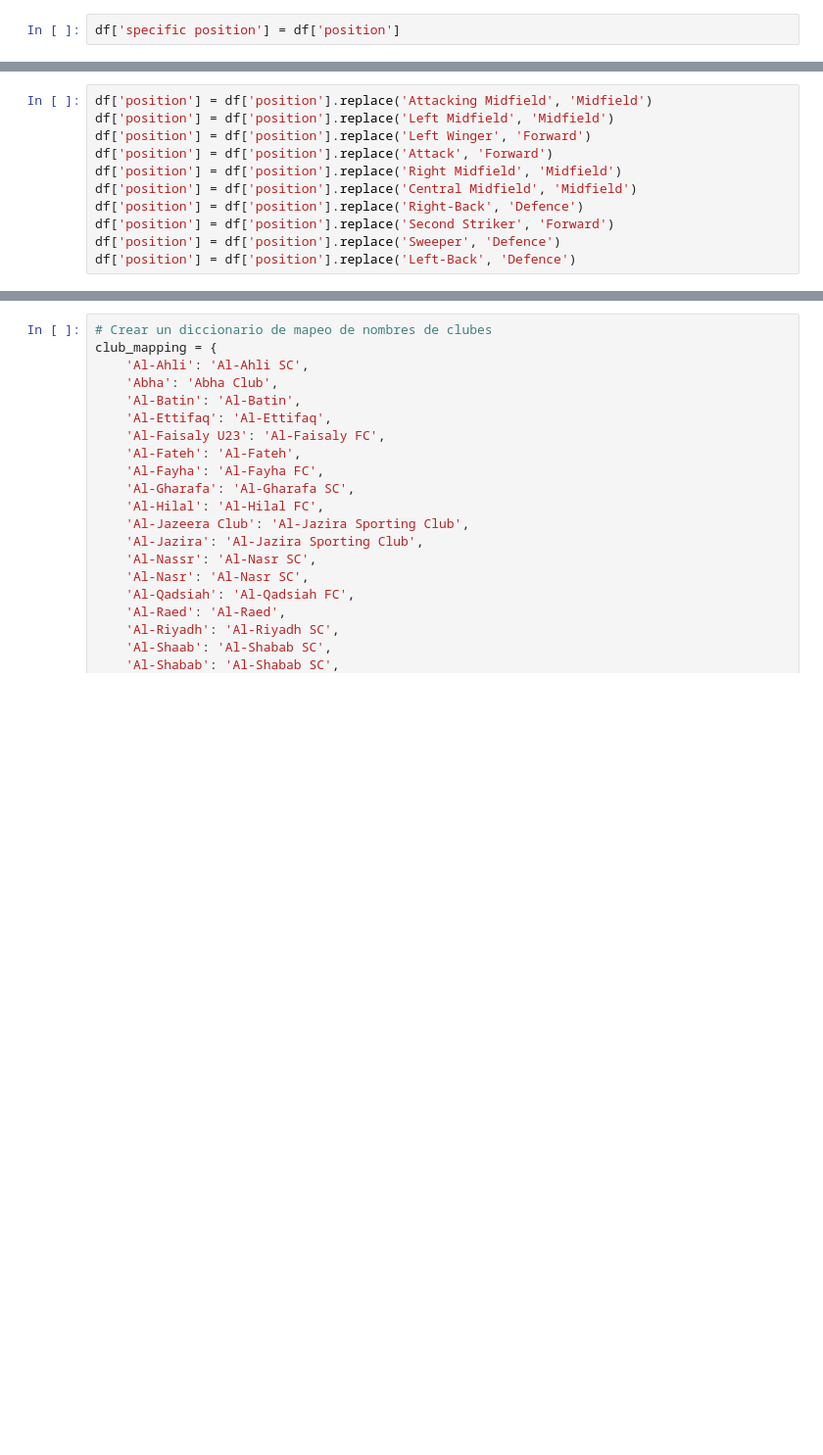
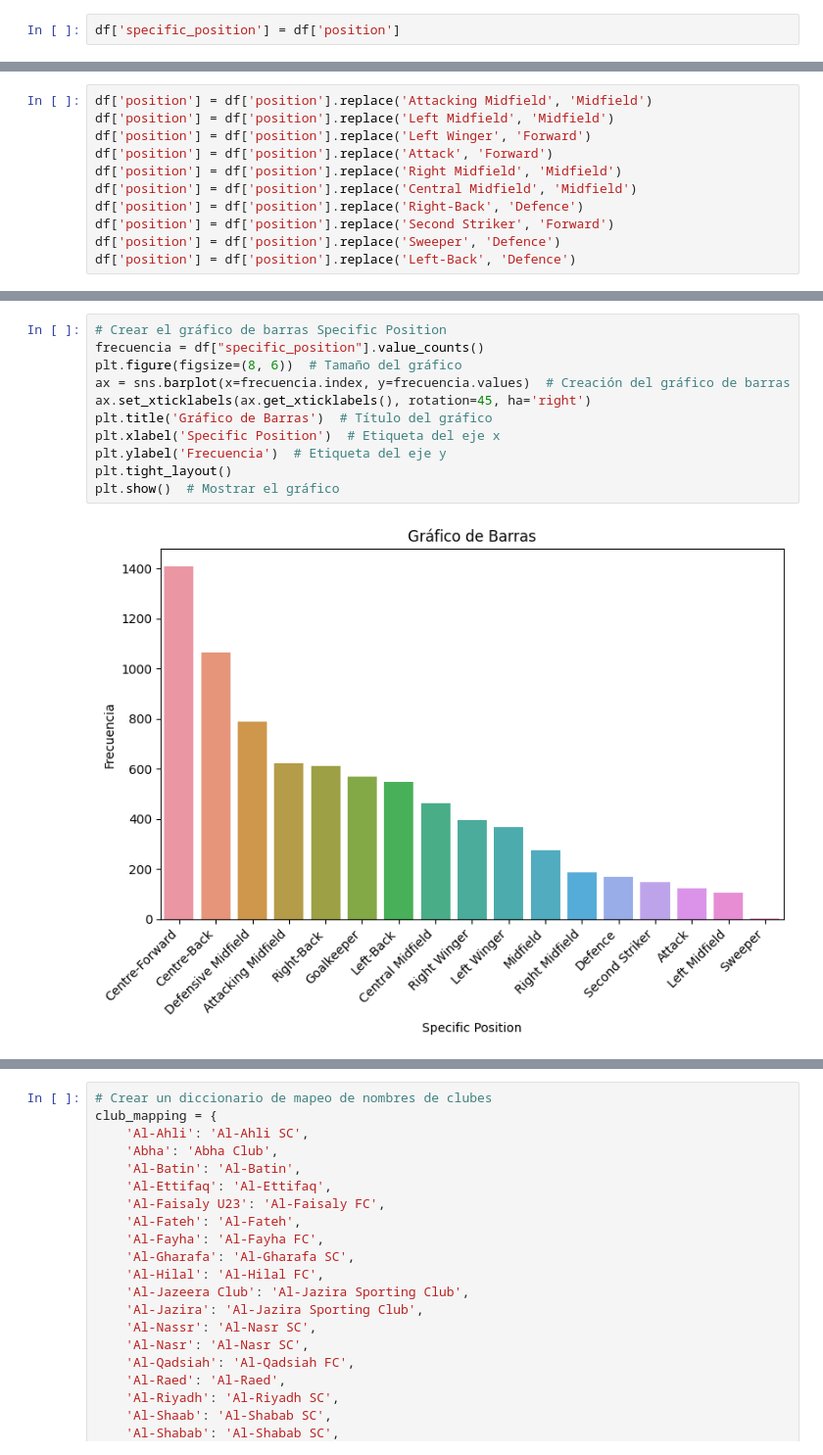
Before and after one commit to gabriellazzaro96/DA_SaudiProLeague_Transfers, a Jupyter notebook: etl.ipynb, the cells around one changed output, grey strips where cells are left out. Shown: that part at 98% size. Cells and saved outputs as stored; diff of their text form; blank space fills up the shorter version.

```diff
--- a/etl.ipynb
+++ b/etl.ipynb
@@ -111,7 +123,7 @@ array(['Defensive Midfield', 'Centre-Forward', 'Right Winger',
        'Central Midfield', 'Right-Back', 'Second Striker', 'Sweeper',
        'Defence', 'Left-Back'], dtype=object)
 # %%
-df['specific position'] = df['position']
+df['specific_position'] = df['position']
 # %%
 df['position'] = df['position'].replace('Defensive Midfield', 'Midfield')
 df['position'] = df['position'].replace('Centre-Forward', 'Forward')
@@ -207,0 +143,13 @@ for index, value in df['club_involved_name'].items():
+# %%
+# Crear el gráfico de barras Specific Position
+frecuencia = df["specific_position"].value_counts()
+plt.figure(figsize=(8, 6))  # Tamaño del gráfico
+ax = sns.barplot(x=frecuencia.index, y=frecuencia.values)  # Creación del gráfico de barras
+ax.set_xticklabels(ax.get_xticklabels(), rotation=45, ha='right')
+plt.title('Gráfico de Barras')  # Título del gráfico
+plt.xlabel('Specific Position')  # Etiqueta del eje x
+plt.ylabel('Frecuencia')  # Etiqueta del eje y
+plt.tight_layout()
+plt.show()  # Mostrar el gráfico
+# %% [output]
+[figure, added]
```
Also changed, not shown: parts of 76 cells of this notebook.
